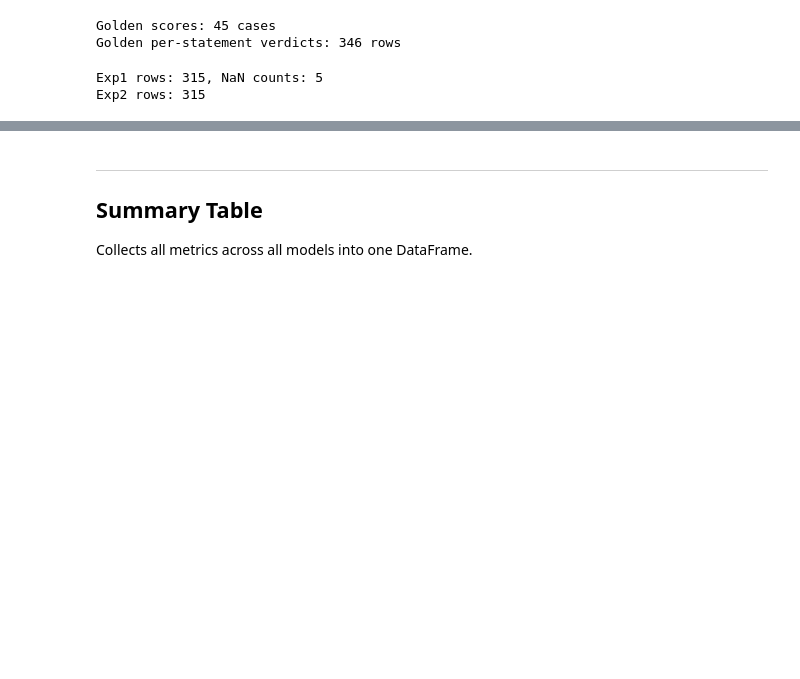
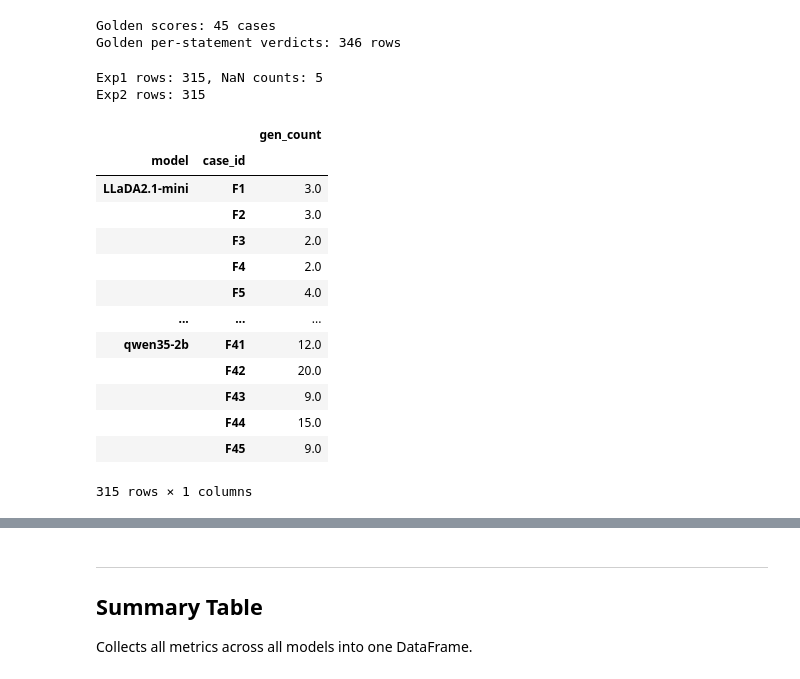
Before and after one commit to kazokid/diffusion-llms-eval, a Jupyter notebook: notebooks/metrics_calculation.ipynb, the cells around one changed output, grey strips where cells are left out. Drawn from its saved outputs; the diff is of its cells as text; code cells hidden in the pictures; blank space fills up the shorter version.

```diff
--- a/notebooks/metrics_calculation.ipynb
+++ b/notebooks/metrics_calculation.ipynb
@@ -659,3 +677,20 @@ print(f"Exp2 rows: {len(ft_exp2)}")
 # %% [output]
 Exp1 rows: 315, NaN counts: 5
 Exp2 rows: 315
+# %%
+ft_exp1
+# %% [output]
+|  |  | gen_count |
+| model | case_id |  |
+| LLaDA2.1-mini | F1 | 3.0 |
+|  | F2 | 3.0 |
+|  | F3 | 2.0 |
+|  | F4 | 2.0 |
+|  | F5 | 4.0 |
+| ... | ... | ... |
+| qwen35-2b | F41 | 12.0 |
+|  | F42 | 20.0 |
+|  | F43 | 9.0 |
+|  | F44 | 15.0 |
+|  | F45 | 9.0 |
+315 rows × 1 columns
```
Also changed, not shown: parts of 6 cells of this notebook, 4 other files.
